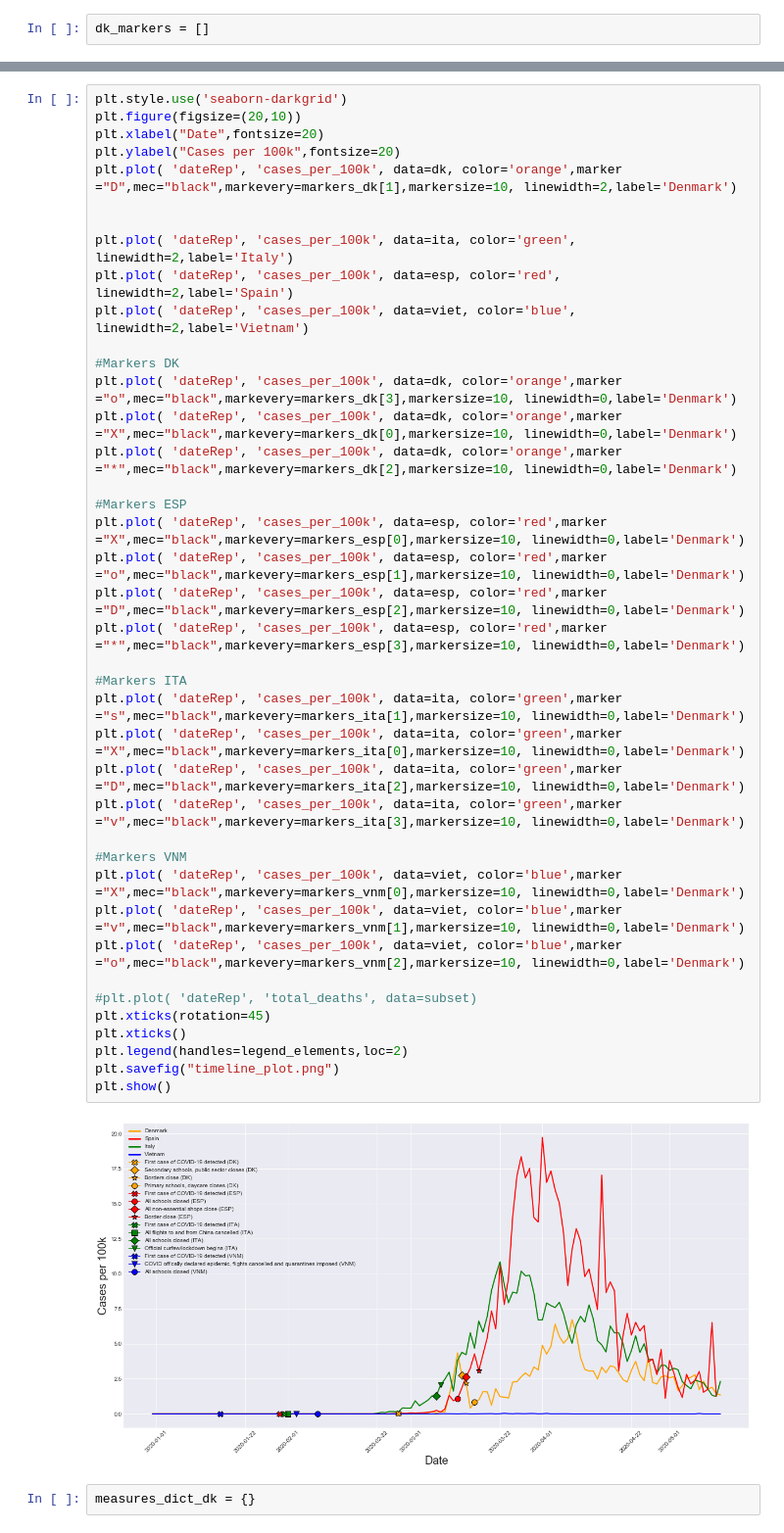
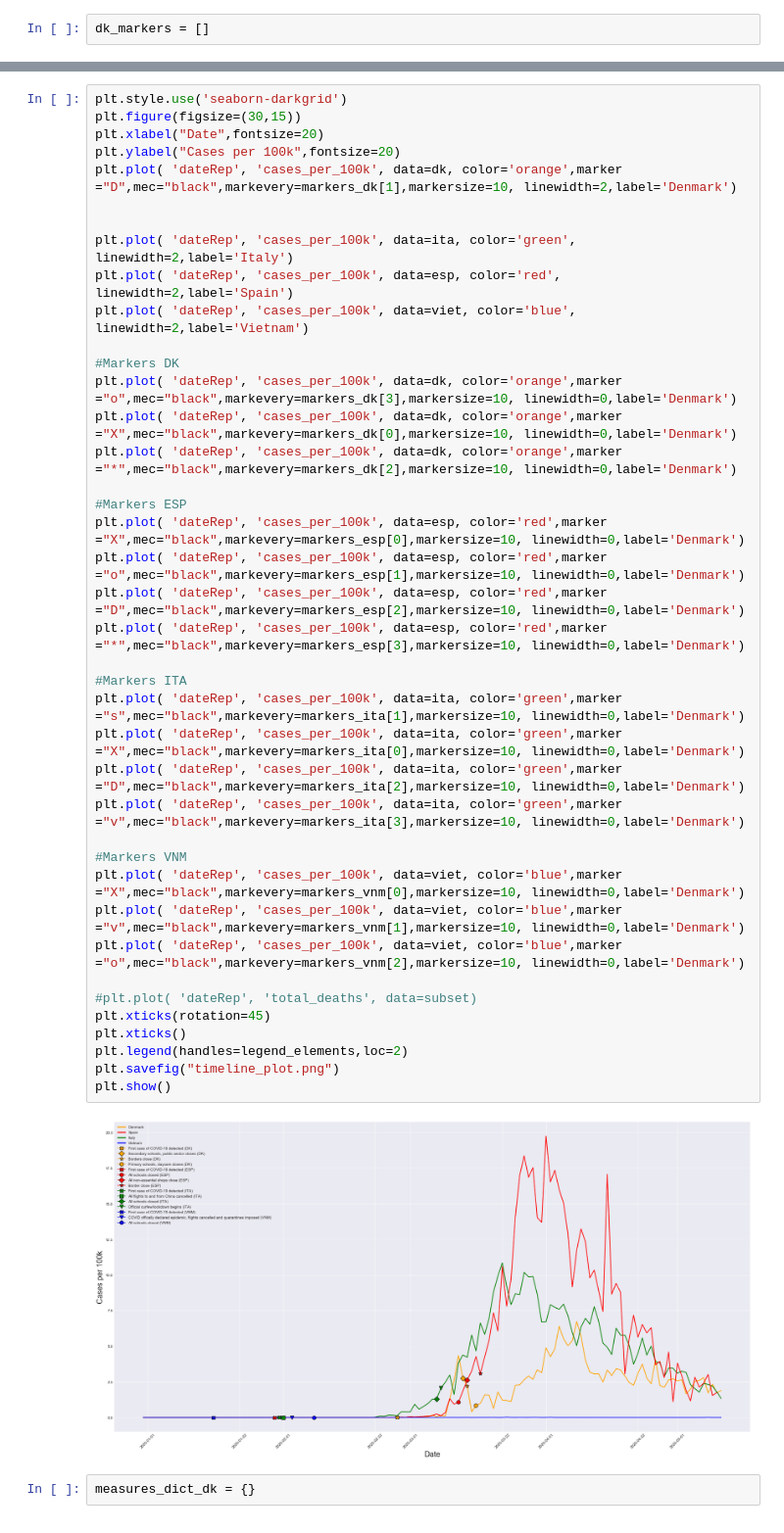
Before and after one commit to magei00/SocialData02806_2020, a Jupyter notebook: final_project/data_treament.ipynb, the cells around one changed output, grey strips where cells are left out. Shown: that part at 98% size. Cells and saved outputs as stored; diff of their text form.

```diff
--- a/final_project/data_treament.ipynb
+++ b/final_project/data_treament.ipynb
@@ -308,6 +310,6 @@ legend_elements = [
 # %%
 plt.style.use('seaborn-darkgrid')
-plt.figure(figsize=(20,10))
+plt.figure(figsize=(30,15))
 plt.xlabel("Date",fontsize=20)
 plt.ylabel("Cases per 100k",fontsize=20)
 plt.plot( 'dateRep', 'cases_per_100k', data=dk, color='orange',marker ="D",mec="black",markevery=markers_dk[1],markersize=10, linewidth=2,label='Denmark')
@@ -319,34 +321,34 @@ plt.plot( 'dateRep', 'cases_per_100k', data=viet, color='blue', linewidth=2,labe
 
 #Markers DK
 plt.plot( 'dateRep', 'cases_per_100k', data=dk, color='orange',marker ="o",mec="black",markevery=markers_dk[3],markersize=10, linewidth=0,label='Denmark')
 plt.plot( 'dateRep', 'cases_per_100k', data=dk, color='orange',marker ="X",mec="black",markevery=markers_dk[0],markersize=10, linewidth=0,label='Denmark')
 plt.plot( 'dateRep', 'cases_per_100k', data=dk, color='orange',marker ="*",mec="black",markevery=markers_dk[2],markersize=10, linewidth=0,label='Denmark')
 
 #Markers ESP
 plt.plot( 'dateRep', 'cases_per_100k', data=esp, color='red',marker ="X",mec="black",markevery=markers_esp[0],markersize=10, linewidth=0,label='Denmark')
 plt.plot( 'dateRep', 'cases_per_100k', data=esp, color='red',marker ="o",mec="black",markevery=markers_esp[1],markersize=10, linewidth=0,label='Denmark')
 plt.plot( 'dateRep', 'cases_per_100k', data=esp, color='red',marker ="D",mec="black",markevery=markers_esp[2],markersize=10, linewidth=0,label='Denmark')
 plt.plot( 'dateRep', 'cases_per_100k', data=esp, color='red',marker ="*",mec="black",markevery=markers_esp[3],markersize=10, linewidth=0,label='Denmark')
 
 #Markers ITA
 plt.plot( 'dateRep', 'cases_per_100k', data=ita, color='green',marker ="s",mec="black",markevery=markers_ita[1],markersize=10, linewidth=0,label='Denmark')
 plt.plot( 'dateRep', 'cases_per_100k', data=ita, color='green',marker ="X",mec="black",markevery=markers_ita[0],markersize=10, linewidth=0,label='Denmark')
 plt.plot( 'dateRep', 'cases_per_100k', data=ita, color='green',marker ="D",mec="black",markevery=markers_ita[2],markersize=10, linewidth=0,label='Denmark')
 plt.plot( 'dateRep', 'cases_per_100k', data=ita, color='green',marker ="v",mec="black",markevery=markers_ita[3],markersize=10, linewidth=0,label='Denmark')
 
 #Markers VNM
 plt.plot( 'dateRep', 'cases_per_100k', data=viet, color='blue',marker ="X",mec="black",markevery=markers_vnm[0],markersize=10, linewidth=0,label='Denmark')
 plt.plot( 'dateRep', 'cases_per_100k', data=viet, color='blue',marker ="v",mec="black",markevery=markers_vnm[1],markersize=10, linewidth=0,label='Denmark')
 plt.plot( 'dateRep', 'cases_per_100k', data=viet, color='blue',marker ="o",mec="black",markevery=markers_vnm[2],markersize=10, linewidth=0,label='Denmark')
 
 #plt.plot( 'dateRep', 'total_deaths', data=subset)
 plt.xticks(rotation=45)
 plt.xticks()
 plt.legend(handles=legend_elements,loc=2)
 plt.savefig("timeline_plot.png")
 plt.show()
 # %% [output]
-[figure, old version]
+[figure, new version]
 # %%
 measures_dict_dk = {}
 # %%
```
Also changed, not shown: parts of 2 cells of this notebook.
